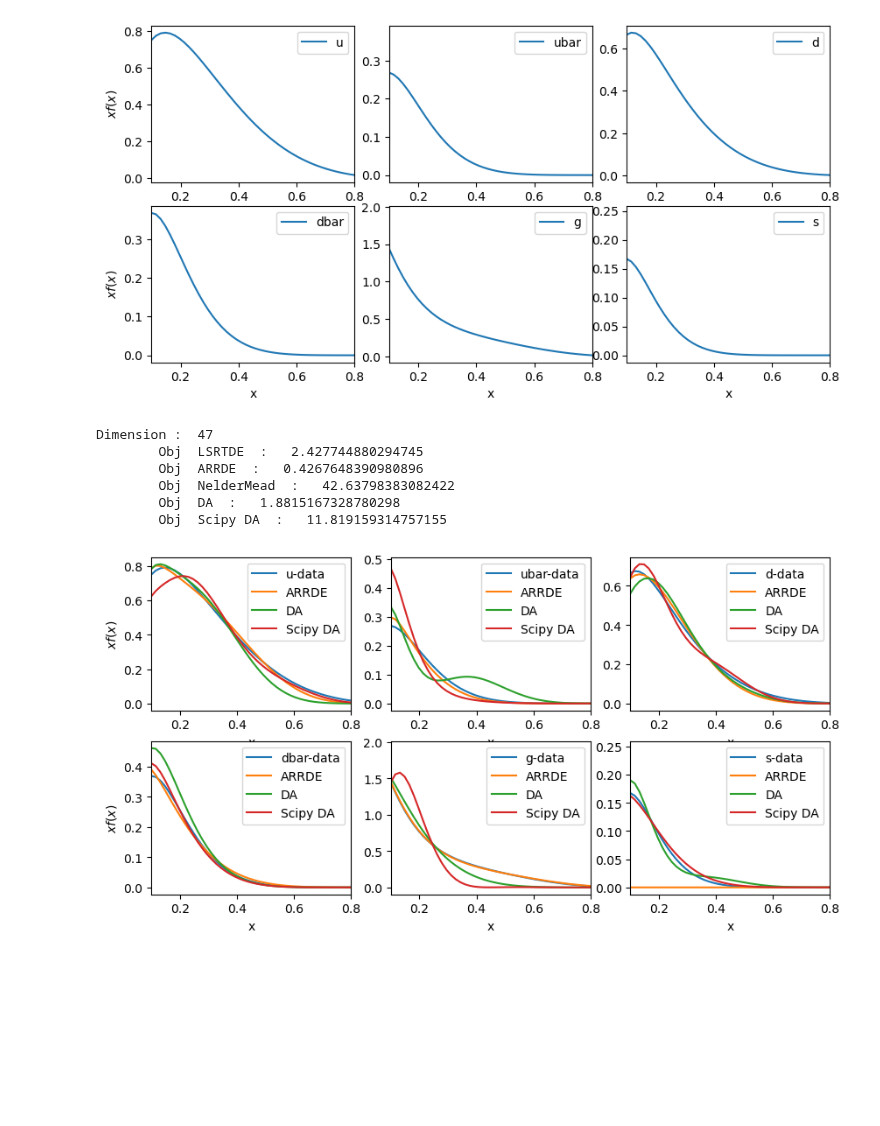
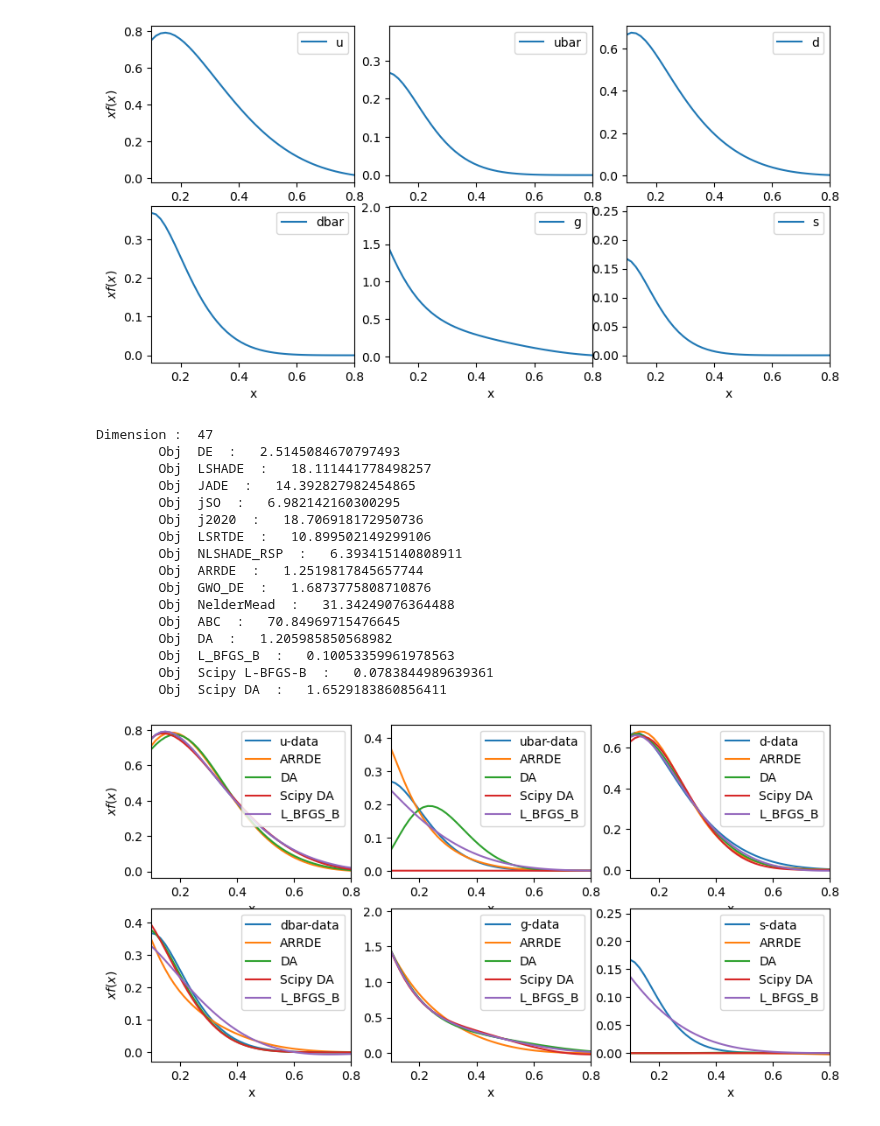
Before and after one commit to khoirulmuzakka/Minion, a Jupyter notebook: docs/source/minionpy/minimizer.ipynb, the cells around one changed output. Drawn from its saved outputs; the diff is of its cells as text; code cells hidden in the pictures; blank space fills up the shorter version.

```diff
--- a/docs/source/minionpy/minimizer.ipynb
+++ b/docs/source/minionpy/minimizer.ipynb
@@ -358,7 +393,7 @@ def objective_function_vect(X) :
 
 bounds= [(-10, 10)]*dimension
 Nmaxeval= 10000
-algos = ["DE","LSHADE", "JADE", "jSO", "j2020", "LSRTDE", "NLSHADE_RSP", "ARRDE", "GWO_DE", "NelderMead", "ABC", "DA"] #here, DA is dual annealing, ABC=artificial bee colony
+algos = ["DE","LSHADE", "JADE", "jSO", "j2020", "LSRTDE", "NLSHADE_RSP", "ARRDE", "GWO_DE", "NelderMead", "ABC", "DA", "L_BFGS_B"] #here, DA is dual annealing, ABC=artificial bee colony
 
 # Step 4: Minimize the obj function and plot the results
 plt.figure(figsize=(5,3))
@@ -370,11 +405,15 @@ for algo in algos :
     print(algo , " : ", res.fun)
     plt.plot(x_data, polynomial_model(x_data, res.x ), label=algo)
 
-dual_ann = dual_annealing(objective_function, bounds, maxfun=Nmaxeval, no_local_search=True)
+dual_ann = dual_annealing(objective_function, bounds, maxfun=Nmaxeval, no_local_search=False)
 print("Scipy Dual Annealing (DA) : ", dual_ann.fun)
 plt.plot(x_data, polynomial_model(x_data, dual_ann.x ), label="Scipy DA")
 
-res = minimize(objective_function, x0 = x0, method="Nelder-Mead", options={"maxfev": Nmaxeval, "adaptive":True} )
+res = minimize(objective_function, x0 = x0, bounds=bounds, method="L-BFGS-B", options={"maxfun": Nmaxeval} )
+print("Scipy LBFGSB : ", res.fun)
+plt.plot(x_data, polynomial_model(x_data, res.x ), label="Scipy LBFGSB")
+
+res = minimize(objective_function, x0 = x0, bounds=bounds, method="Nelder-Mead", options={"maxfev": Nmaxeval, "adaptive":True} )
 print("Scipy Nelder-Mead : ", res.fun)
 plt.plot(x_data, polynomial_model(x_data, res.x ), label="Scipy NM")
 
@@ -459,7 +500,7 @@ def objective_function_vect(params) :
 
 bounds= [(-10, 10)]*dimension
 Nmaxeval=10000
-algos = ["DE","LSHADE", "JADE", "jSO", "j2020", "LSRTDE", "NLSHADE_RSP", "ARRDE", "GWO_DE", "NelderMead", "ABC", "DA"]
+algos = ["DE","LSHADE", "JADE", "jSO", "j2020", "LSRTDE", "NLSHADE_RSP", "ARRDE", "GWO_DE", "NelderMead", "ABC", "DA", "L_BFGS_B"]
 x0 = [1.0 for _ in range(dimension)]
 
 plt.figure(figsize=(6,4))
@@ -469,7 +510,12 @@ for algo in algos :
     print(algo , " : ", res.fun)
     plt.plot(x_data, gmm_model(x_data, res.x ), label=algo)
 
-dual_ann = dual_annealing(objective_function, bounds, maxfun=Nmaxeval, no_local_search=True)
+res = minimize(objective_function, x0 = x0, bounds=bounds, method="L-BFGS-B", options={"maxfun": Nmaxeval} )
+print("Scipy LBFGSB : ", res.fun)
+plt.plot(x_data, gmm_model(x_data, res.x ), label="Scipy LBFGSB")
+
+
+dual_ann = dual_annealing(objective_function, bounds, maxfun=Nmaxeval, no_local_search=False)
 print(" Scipy Dual Annealing : ", dual_ann.fun)
 plt.plot(x_data, gmm_model(x_data, dual_ann.x ), label="Dual Annealing")
 
@@ -652,44 +700,56 @@ plt.show()
 dimension = 47
 print("Dimension : ", dimension)
 bounds= [(-10, 10)]*dimension
-Nmaxeval=50000
+Nmaxeval=20000
 x0 = [1.0 for _ in range(dimension)]
 
-# Optimize the coefficientÄs using Nelder-Mead
-
-algos = ["DE","LSHADE", "JADE", "jSO", "j2020", "LSRTDE", "NLSHADE_RSP", "ARRDE", "GWO_DE", "NelderMead", "ABC", "DA"]
-algos = ["LSRTDE", "ARRDE", "NelderMead", "DA"]
+algos = ["DE","LSHADE", "JADE", "jSO", "j2020", "LSRTDE", "NLSHADE_RSP", "ARRDE", "GWO_DE", "NelderMead", "ABC", "DA", "L_BFGS_B"]
+#algos = ["ARRDE", "DA",  "L_BFGS_B"]
 
 results = {}
 for algo in algos :
     res = mpy.Minimizer(ct18.chi2_vect,bounds, x0=x0,algo=algo, relTol=0.0,  maxevals=Nmaxeval, callback=None, seed=None, options={"population_size": 0} ).optimize()
     print("\tObj ", algo, " :  ", res.fun)
     results[algo] = res
 
-dual_ann = dual_annealing(ct18.chi2, bounds, maxfun=Nmaxeval, no_local_search=True)
+res = minimize(ct18.chi2, x0=x0, bounds=bounds, options={"maxfun": Nmaxeval})
+print("\tObj ", "Scipy L-BFGS-B", " :  ", res.fun)
+results["Scipy L-BFGS-B"] = res
+
+dual_ann = dual_annealing(ct18.chi2, bounds, maxfun=Nmaxeval, no_local_search=False)
 print("\tObj ", "Scipy DA", " :  ", dual_ann.fun)
 results["Scipy DA"] = dual_ann
 
 fig, axes = plt.subplots(2, 3, figsize=(10, 5))
 labels = ["u-data", "ubar-data", "d-data", "dbar-data", "g-data", "s-data"]
 
 # Plotting each function in its corresponding subplot
 for i, ax in enumerate(axes.flatten()):
     ax.plot(ct18.xlist, data[i], label=labels[i])
-    for algo in ["ARRDE", "DA", "Scipy DA"] :
+    for algo in ["ARRDE", "DA", "Scipy DA",  "L_BFGS_B"] :
         ct18.setParameter(results[algo].x)
         theo = ct18.getData()
         ax.plot(ct18.xlist, theo[i], label=algo)
     ax.set_xlim(0.1, 0.8)
     ax.set_xlabel("x")
     if (i%3 == 0):
         ax.set_ylabel(r"$xf(x)$")
     ax.legend()
 # %% [output]
 Dimension :  47
-        Obj  LSRTDE  :   2.427744880294745
-        Obj  ARRDE  :   0.4267648390980896
-        Obj  NelderMead  :   42.63798383082422
-        Obj  DA  :   1.8815167328780298
-        Obj  Scipy DA  :   11.819159314757155
+        Obj  DE  :   2.5145084670797493
+        Obj  LSHADE  :   18.111441778498257
+        Obj  JADE  :   14.392827982454865
+        Obj  jSO  :   6.982142160300295
+        Obj  j2020  :   18.706918172950736
+        Obj  LSRTDE  :   10.899502149299106
+        Obj  NLSHADE_RSP  :   6.393415140808911
+        Obj  ARRDE  :   1.2519817845657744
+        Obj  GWO_DE  :   1.6873775808710876
+        Obj  NelderMead  :   31.34249076364488
+        Obj  ABC  :   70.84969715476645
+        Obj  DA  :   1.205985850568982
+        Obj  L_BFGS_B  :   0.10053359961978563
+        Obj  Scipy L-BFGS-B  :   0.0783844989639361
+        Obj  Scipy DA  :   1.6529183860856411
-[figure, old version]
+[figure, new version]
```
Also changed, not shown: parts of 8 cells of this notebook, 4 other files.
